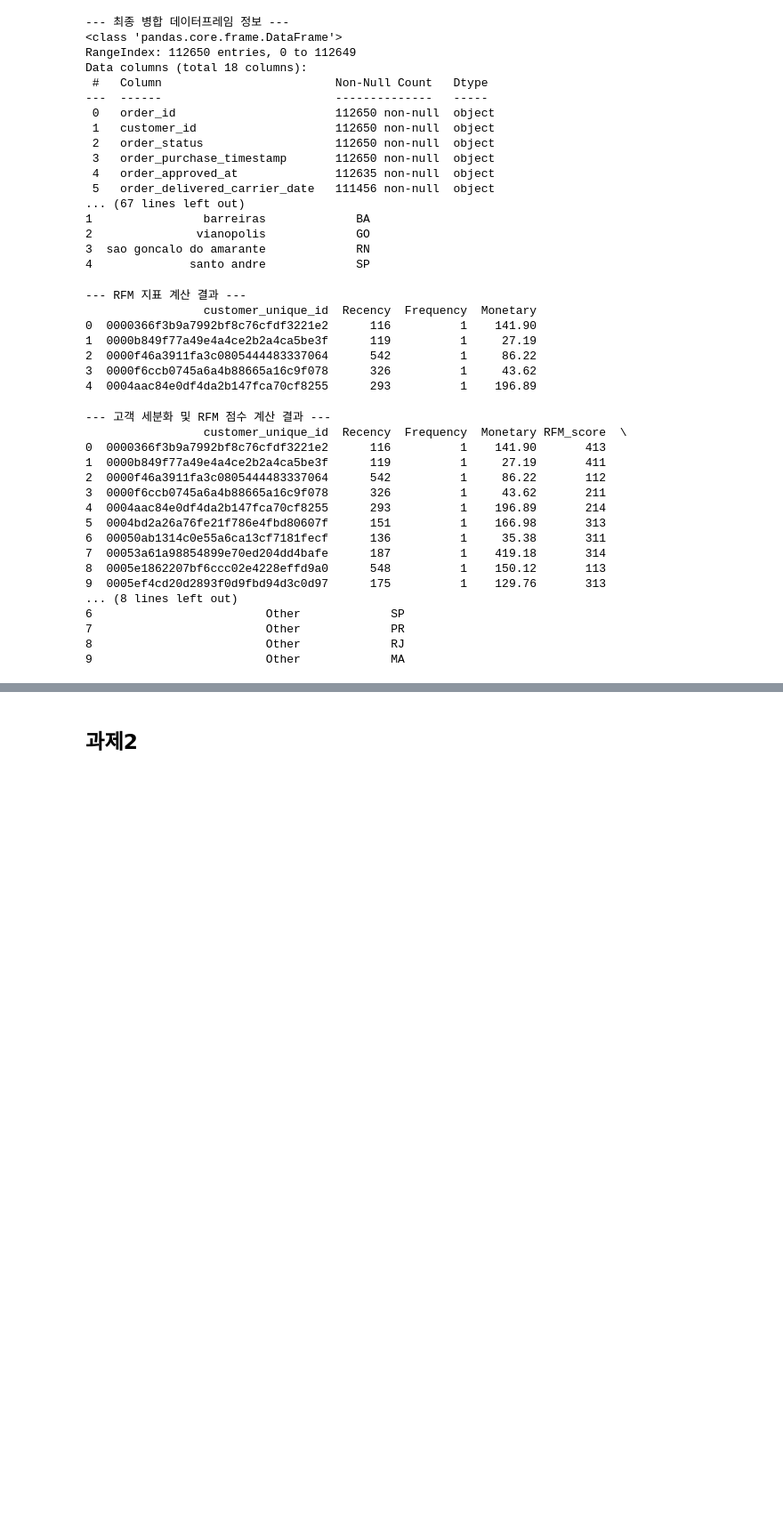
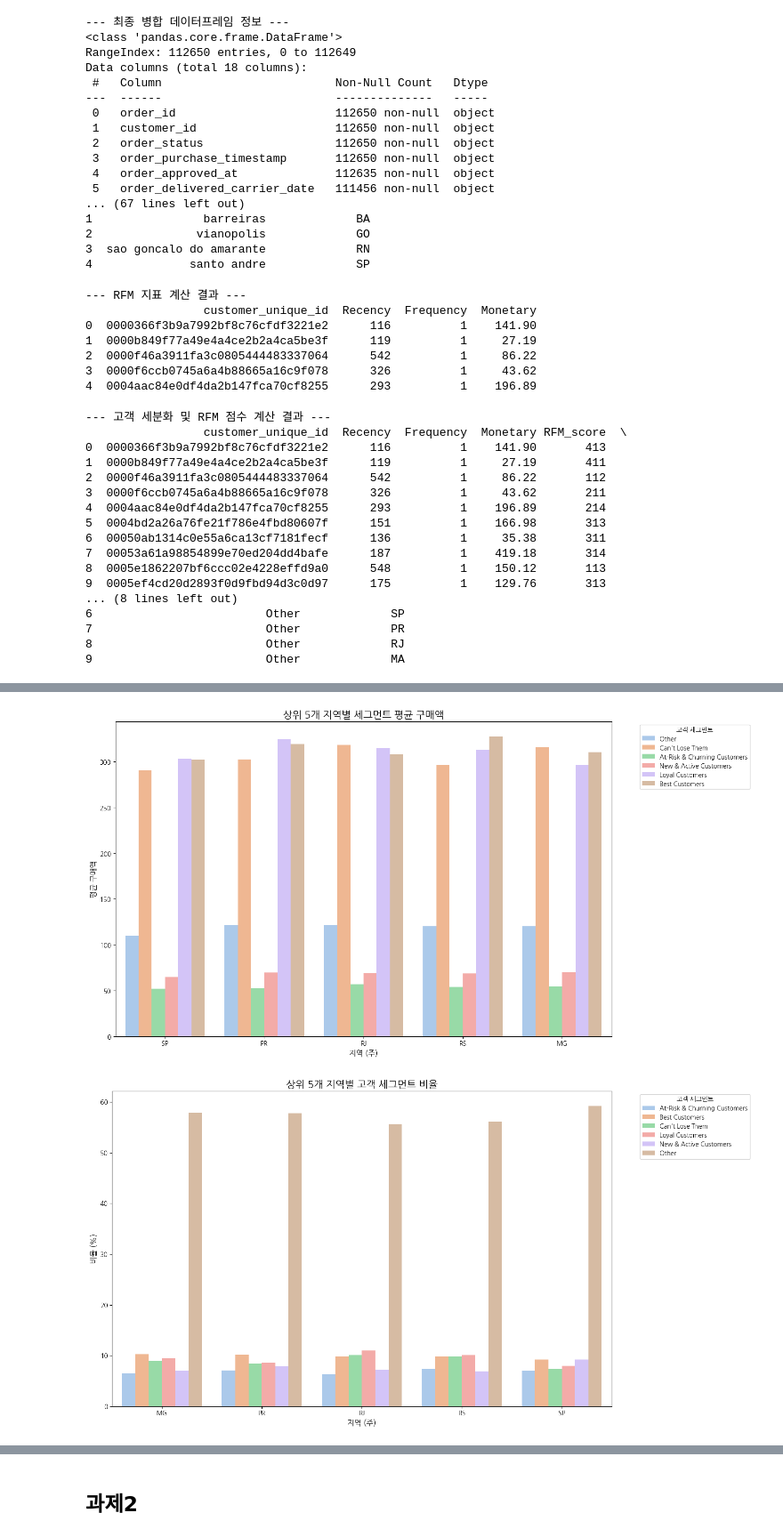
Before and after one commit to bse1120/pjt-data-analysis, a Jupyter notebook: test.ipynb, the cells around one changed output, grey strips where cells are left out. Shown at 89% size. Drawn from its saved outputs; the diff is of its cells as text; code cells hidden in the pictures; blank space fills up the shorter version.

```diff
--- a/test.ipynb
+++ b/test.ipynb
@@ -450,0 +161,77 @@ Name: count, dtype: int64
+# %%
+import pandas as pd
+import matplotlib.pyplot as plt
+import seaborn as sns
+import numpy as np
+
+# Load the segmented RFM data
+try:
+    rfm_segmented = pd.read_csv("rfm_segmented.csv")
+
+    # 1. 고객 세그먼트별 분포 분석
+    segment_counts = rfm_segmented['Segment'].value_counts(normalize=True) * 100
+    print("--- 고객 세그먼트별 분포 (%) ---")
+    print(segment_counts)
+    print("\n")
+
+    # 2. 세그먼트별 평균 RFM 값 분석
+    segment_metrics = rfm_segmented.groupby('Segment')[['Recency', 'Frequency', 'Monetary']].mean().round(2)
+    print("--- 세그먼트별 평균 RFM 값 ---")
+    print(segment_metrics)
+    print("\n")
+
+    # 3. 지역별 RFM 세그먼트 분포 분석
+    regional_segments = rfm_segmented.groupby(['customer_state', 'Segment']).size().unstack(fill_value=0)
+    # Calculate percentage within each state
+    regional_segments_perc = regional_segments.div(regional_segments.sum(axis=1), axis=0) * 100
+    print("--- 지역(주)별 고객 세그먼트 분포 (%) ---")
+    print(regional_segments_perc.head())
+    print("\n")
+
+    # 시각화를 위해 상위 5개 주만 선택
+    top_5_states = rfm_segmented['customer_state'].value_counts().head(5).index
+    df_top_states = rfm_segmented[rfm_segmented['customer_state'].isin(top_5_states)]
+
+    # Plot RFM distribution by state (파스텔톤으로 변경)
+    plt.figure(figsize=(15, 8))
+    sns.barplot(
+        data=df_top_states,
+        x='customer_state',
+        y='Monetary',
+        hue='Segment',
+        estimator=np.mean,
+        ci=None,
+        palette='pastel' # 팔레트를 'pastel'로 변경
+    )
+    plt.title('상위 5개 지역별 세그먼트 평균 구매액', fontsize=16)
+    plt.xlabel('지역 (주)', fontsize=12)
+    plt.ylabel('평균 구매액', fontsize=12)
+    plt.xticks(rotation=0)
+    plt.legend(title='고객 세그먼트', bbox_to_anchor=(1.05, 1), loc='upper left')
+    plt.tight_layout()
+    plt.savefig('regional_monetary_distribution_pastel.png') # 파일 이름 변경
+
+    # Plot segment distribution by state (파스텔톤으로 변경)
+    df_segment_counts = df_top_states.groupby(['customer_state', 'Segment']).size().reset_index(name='count')
+    total_counts = df_segment_counts.groupby('customer_state')['count'].sum()
+    df_segment_counts['percentage'] = df_segment_counts.apply(lambda row: (row['count'] / total_counts[row['customer_state']]) * 100, axis=1)
+
+    plt.figure(figsize=(15, 8))
+    sns.barplot(
+        data=df_segment_counts,
+        x='customer_state',
+        y='percentage',
+        hue='Segment',
+        palette='pastel' # 팔레트를 'pastel'로 변경
+    )
+    plt.title('상위 5개 지역별 고객 세그먼트 비율', fontsize=16)
+    plt.xlabel('지역 (주)', fontsize=12)
+    plt.ylabel('비율 (%)', fontsize=12)
+    plt.xticks(rotation=0)
+    plt.legend(title='고객 세그먼트', bbox_to_anchor=(1.05, 1), loc='upper left')
+    plt.tight_layout()
+    plt.savefig('regional_segment_distribution_pastel.png') # 파일 이름 변경
+
+except FileNotFoundError as e:
+    print(f"Error: {e}. Please ensure the files are uploaded or generated correctly.")
+# %% [output]
@@ -450,0 +258,2 @@ Name: count, dtype: int64
+[figure, added]
+[figure, added]
```
Also changed, not shown: parts of 14 cells of this notebook, 11 other files.
